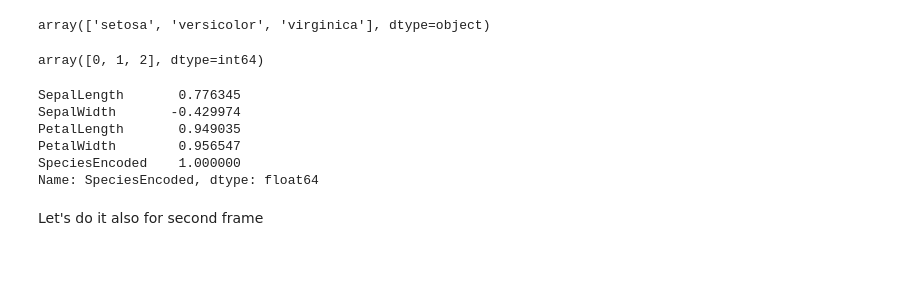
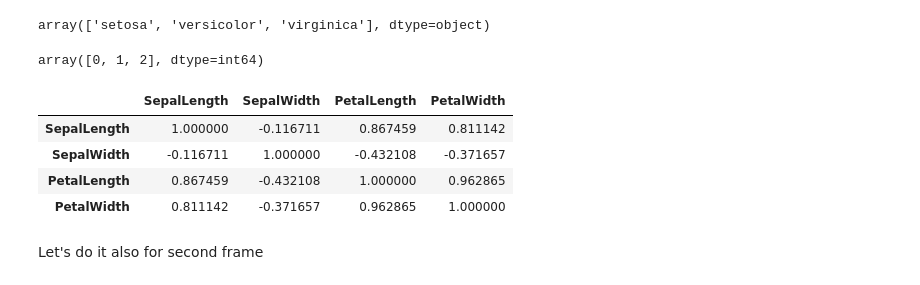
Before and after one commit to Etris/Roche_iris_dataset, a Jupyter notebook: notebooks/Exp_1.ipynb, the cells around one changed output. Saved outputs shown, nothing was run; the diff lists cells and outputs as text; code cells hidden in the pictures.

```diff
--- a/notebooks/Exp_1.ipynb
+++ b/notebooks/Exp_1.ipynb
@@ -197,7 +197,7 @@ test_data_dropped.describe()
 | max | 7.900000 | 4.400000 | 6.900000 | 2.500000 |
 # %%
 test_data_mean = data_copy.copy()
-test_data_mean = test_data_mean.assign(b = test_data_mean['SepalLength'].where(test_data_mean['SepalLength'].ge(0)))
+test_data_mean = test_data_mean.assign(b = test_data_mean['SepalLength'].where(test_data_mean['SepalLength'].ge(0), np.nan))
 test_data_mean['SepalLength'] = test_data_mean['b']
 test_data_mean = test_data_mean.drop(columns='b')
 test_data_mean = test_data_mean.fillna(test_data_mean.mean())
@@ -423,14 +427,13 @@ test_data_mean['SpeciesEncoded'].unique()
 # %% [output]
 array([0, 1, 2], dtype=int64)
 # %%
-test_data_mean.corr()['SpeciesEncoded']
+test_data_mean.corr()
 # %% [output]
-SepalLength       0.776345
-SepalWidth       -0.429974
-PetalLength       0.949035
-PetalWidth        0.956547
-SpeciesEncoded    1.000000
-Name: SpeciesEncoded, dtype: float64
+|  | SepalLength | SepalWidth | PetalLength | PetalWidth |
+| SepalLength | 1.000000 | -0.116711 | 0.867459 | 0.811142 |
+| SepalWidth | -0.116711 | 1.000000 | -0.432108 | -0.371657 |
+| PetalLength | 0.867459 | -0.432108 | 1.000000 | 0.962865 |
+| PetalWidth | 0.811142 | -0.371657 | 0.962865 | 1.000000 |
 # %% [markdown]
 Let's do it also for second frame
 # %%
```
Also changed, not shown: parts of 83 cells of this notebook, 1 other file.
